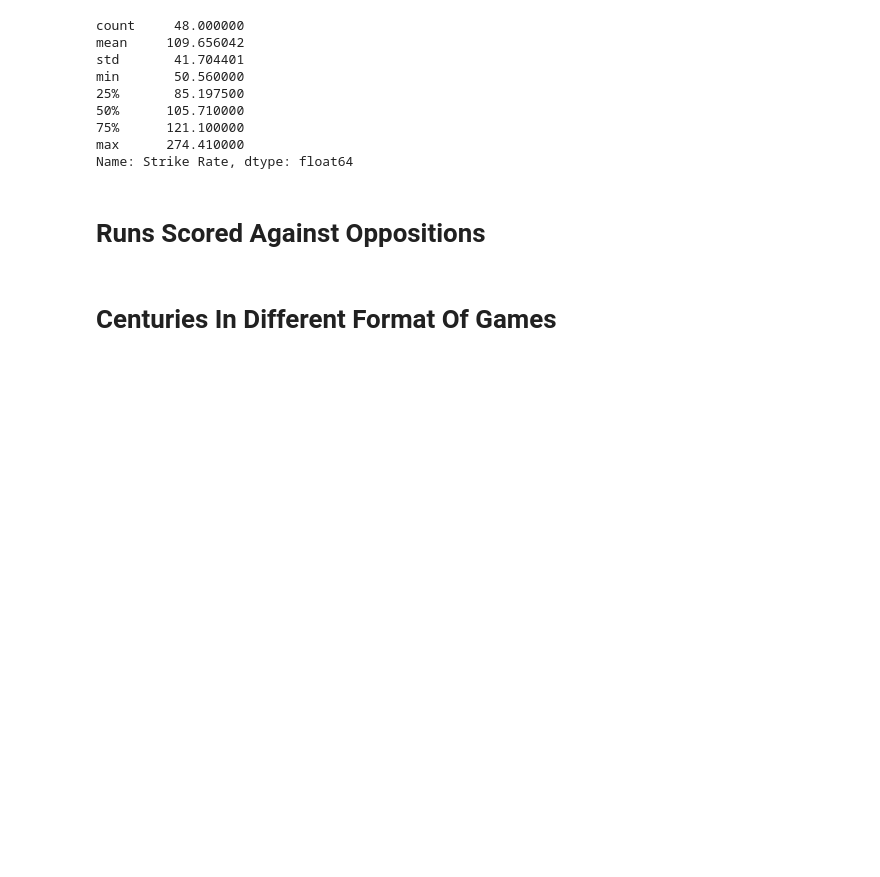
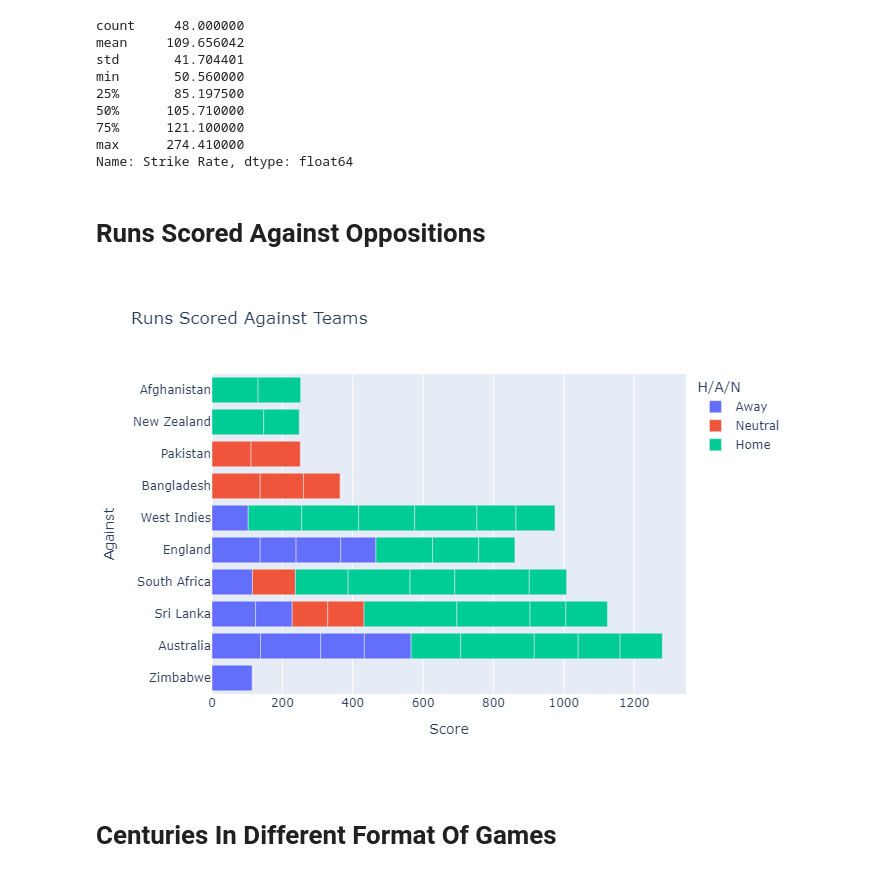
Before and after one commit to jawadwarsi/Kaggle-Notebooks, a Jupyter notebook: RohitSharma_Centuries_EDA/rohit-sharma-centuries-eda.ipynb, the cells around one changed output. Cells and saved outputs as stored; diff of their text form; code cells hidden in the pictures; blank space fills up the shorter version.

```diff
--- a/RohitSharma_Centuries_EDA/rohit-sharma-centuries-eda.ipynb
+++ b/RohitSharma_Centuries_EDA/rohit-sharma-centuries-eda.ipynb
@@ -158,8 +168,15 @@ Name: Strike Rate, dtype: float64
 # %% [markdown]
 # Runs Scored Against Oppositions
 # %%
-fig = px.bar(df,x='Score',y='Against',color=df['H/A/N'],title='Runs Scored Against Teams')
-fig.show()
+fig1 = px.bar(df,x='Score',y='Against',color=df['H/A/N'],title='Runs Scored Against Teams')
+#fig.show()
+#Save the figure as static image to be able to render in github code block
+fig1.write_image("scatter_plot1.png")
+
+#Display the figure inline in the notebook as static image
+Image("scatter_plot1.png")
+# %% [output]
+[figure, added]
 # %% [markdown]
 # Centuries In Different Format Of Games
 # %%
```
Also changed, not shown: parts of 7 cells of this notebook, 4 other files.
